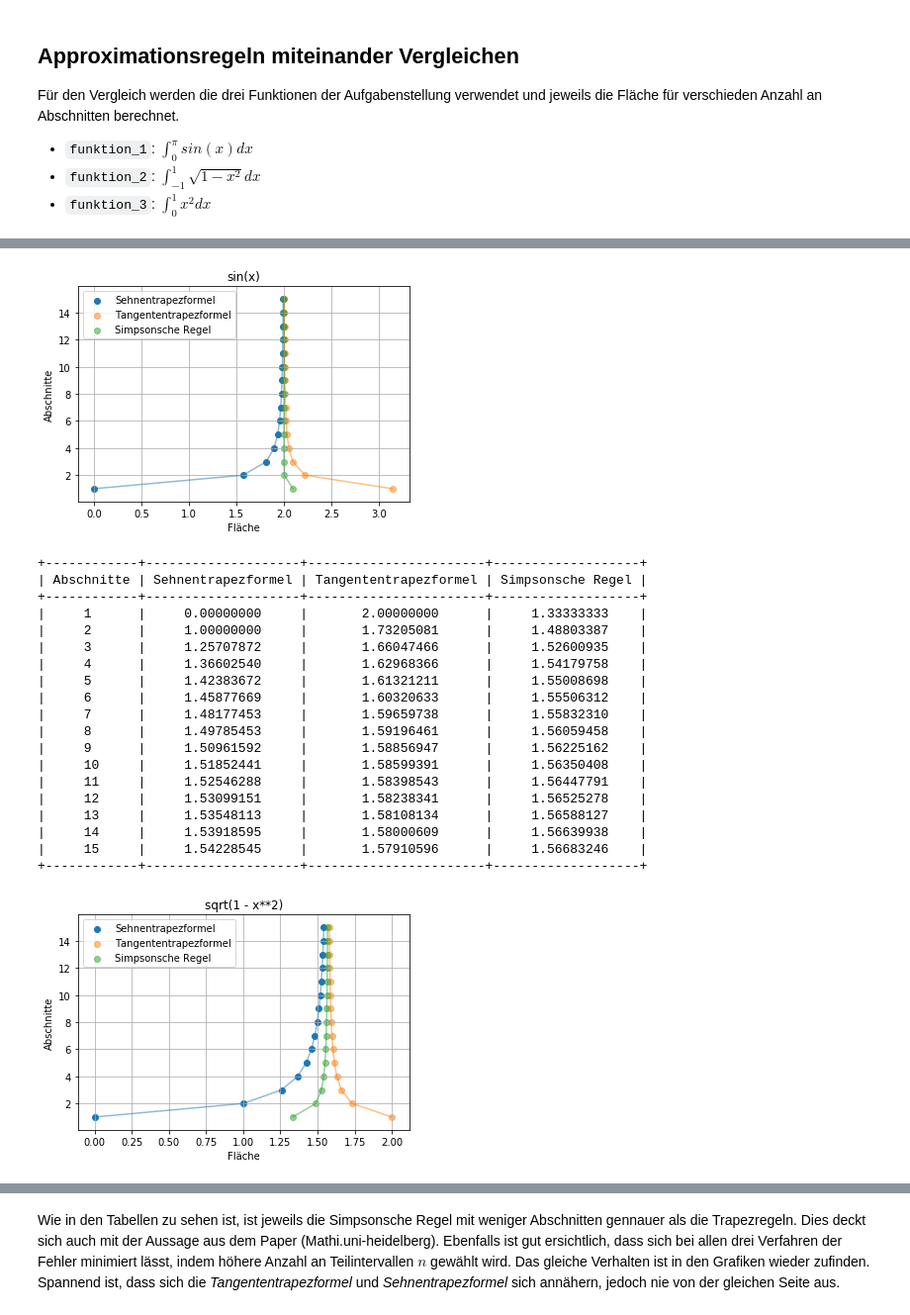
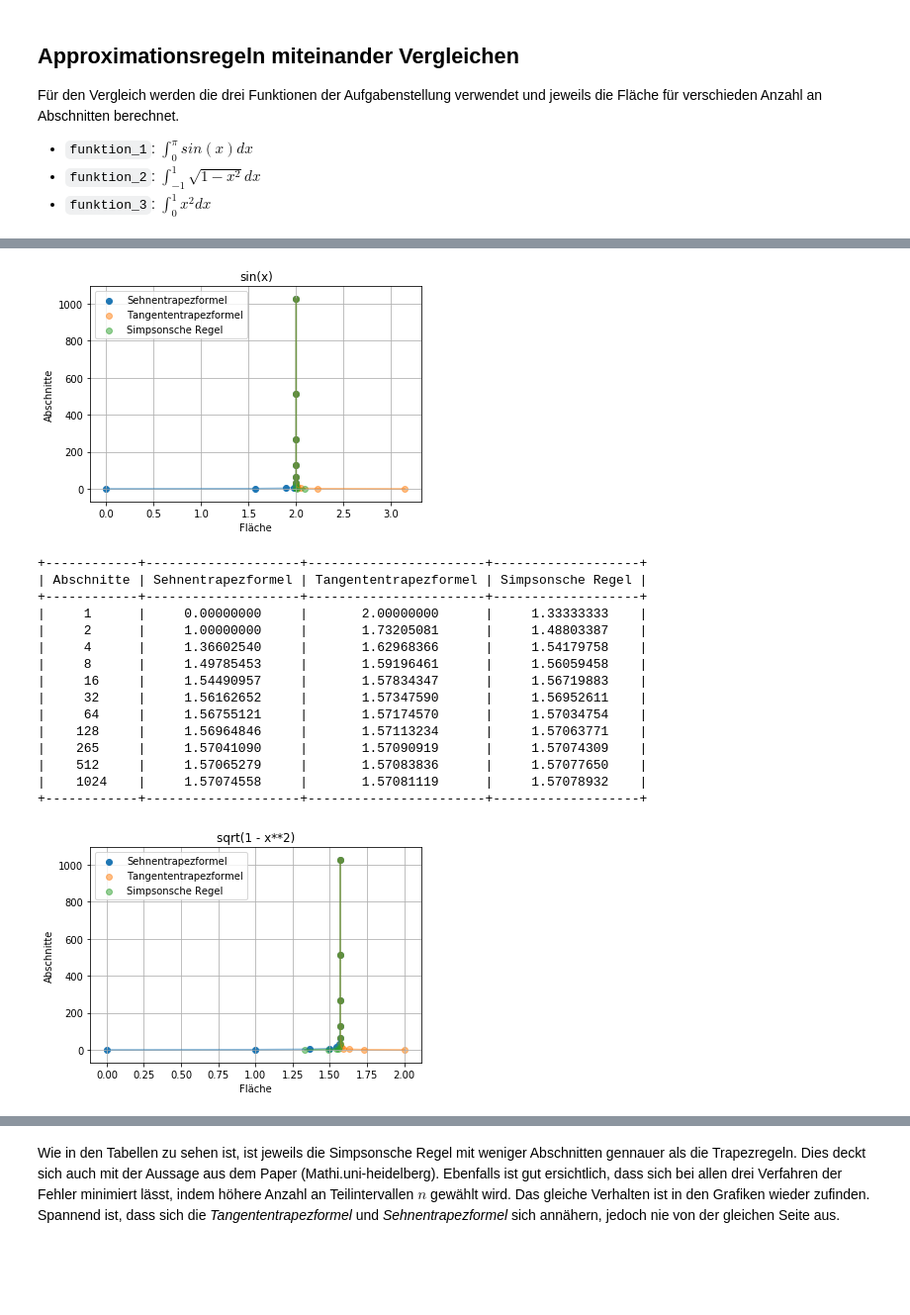
Before and after one commit to cheorges/Analysis-With-Python, a Jupyter notebook: Numerische Integration.ipynb, the cells around one changed output, grey strips where cells are left out. Shown at 99% size. Saved outputs shown, nothing was run; the diff lists cells and outputs as text; code cells hidden in the pictures; blank space fills up the shorter version.

```diff
--- a/Numerische Integration.ipynb
+++ b/Numerische Integration.ipynb
@@ -67,0 +90,39 @@ Das unbestimmte Integral einer Funktion ordnet dieser eine Menge von Funktionen
+# %%
+import numpy as np
+import sympy as sp
+import matplotlib.pyplot as plt
+
+def funktion_1(x):
+    return np.sin(x)
+
+def funktion_2(x):
+    return np.sqrt(1-x**2)
+
+def funktion_3(x):
+    return x**2
+
+funktionen = [(funktion_1, 0, math.pi, r"$\int_a^b f(\sin(x))\mathrm{d}x$"),
+              (funktion_2, -1, 1, r"$\int_a^b f(\sqrt{1-x^2})\mathrm{d}x$"),
+              (funktion_3, 0, 1, r"$\int_a^b f(x^2)\mathrm{d}x$"),]
+
+for f, a, b, title in funktionen:
+    x = np.linspace(a, b, 1000)
+
+    fig, ax = plt.subplots()
+    plt.title(title)
+    fig.text(0.9, 0.05, '$x$')
+    fig.text(0.1, 0.9, '$y$')
+
+    ax.set_xticks((a, b))
+    ax.set_xticklabels(('$a$', '$b$'))
+    ax.set_yticks([])
+    ax.set_ylim(bottom=0)
+    ax.spines['right'].set_visible(False)
+    ax.spines['top'].set_visible(False)
+
+    ax.xaxis.set_ticks_position('bottom')
+
+    plt.fill_between(x, f(x), where = [(x > a and x < b) for x in x], color = 'grey', alpha = 0.3)
+
+    plt.plot(x, f(x), '-r')
+    plt.show()
@@ -216,8 +281,8 @@ Die Dahrstellung der Resultate erfolgt Tabelarisch und mittels eines Scatterplot
 @param: list abschnitte: Berechnung der Fläche mittels der Anzahl an Abschnitten
 """
 
-# abschnitte = [1, 2, 4, 8, 16, 32, 64, 128, 265, 512, 1024]
-abschnitte = range(1, 16)
+abschnitte = [1, 2, 4, 8, 16, 32, 64, 128, 265, 512, 1024]
+#abschnitte = range(1, 16)
 
 x = sp.Symbol('x')
 
@@ -291,25 +352,21 @@ for f, a, b in funktionen:
 +------------+--------------------+-----------------------+-------------------+
-[figure, old version]
+[figure, new version]
 +------------+--------------------+-----------------------+-------------------+
 | Abschnitte | Sehnentrapezformel | Tangententrapezformel | Simpsonsche Regel |
 +------------+--------------------+-----------------------+-------------------+
 |     1      |     0.00000000     |       2.00000000      |     1.33333333    |
 |     2      |     1.00000000     |       1.73205081      |     1.48803387    |
-|     3      |     1.25707872     |       1.66047466      |     1.52600935    |
 |     4      |     1.36602540     |       1.62968366      |     1.54179758    |
-|     5      |     1.42383672     |       1.61321211      |     1.55008698    |
-|     6      |     1.45877669     |       1.60320633      |     1.55506312    |
-|     7      |     1.48177453     |       1.59659738      |     1.55832310    |
 |     8      |     1.49785453     |       1.59196461      |     1.56059458    |
-|     9      |     1.50961592     |       1.58856947      |     1.56225162    |
-|     10     |     1.51852441     |       1.58599391      |     1.56350408    |
-|     11     |     1.52546288     |       1.58398543      |     1.56447791    |
-|     12     |     1.53099151     |       1.58238341      |     1.56525278    |
-|     13     |     1.53548113     |       1.58108134      |     1.56588127    |
-|     14     |     1.53918595     |       1.58000609      |     1.56639938    |
-|     15     |     1.54228545     |       1.57910596      |     1.56683246    |
+|     16     |     1.54490957     |       1.57834347      |     1.56719883    |
+|     32     |     1.56162652     |       1.57347590      |     1.56952611    |
+|     64     |     1.56755121     |       1.57174570      |     1.57034754    |
+|    128     |     1.56964846     |       1.57113234      |     1.57063771    |
+|    265     |     1.57041090     |       1.57090919      |     1.57074309    |
+|    512     |     1.57065279     |       1.57083836      |     1.57077650    |
+|    1024    |     1.57074558     |       1.57081119      |     1.57078932    |
 +------------+--------------------+-----------------------+-------------------+
-[figure, old version]
+[figure, new version]
 +------------+--------------------+-----------------------+-------------------+
 | Abschnitte | Sehnentrapezformel | Tangententrapezformel | Simpsonsche Regel |
 +------------+--------------------+-----------------------+-------------------+
```
Also changed, not shown: parts of 15 cells of this notebook.
